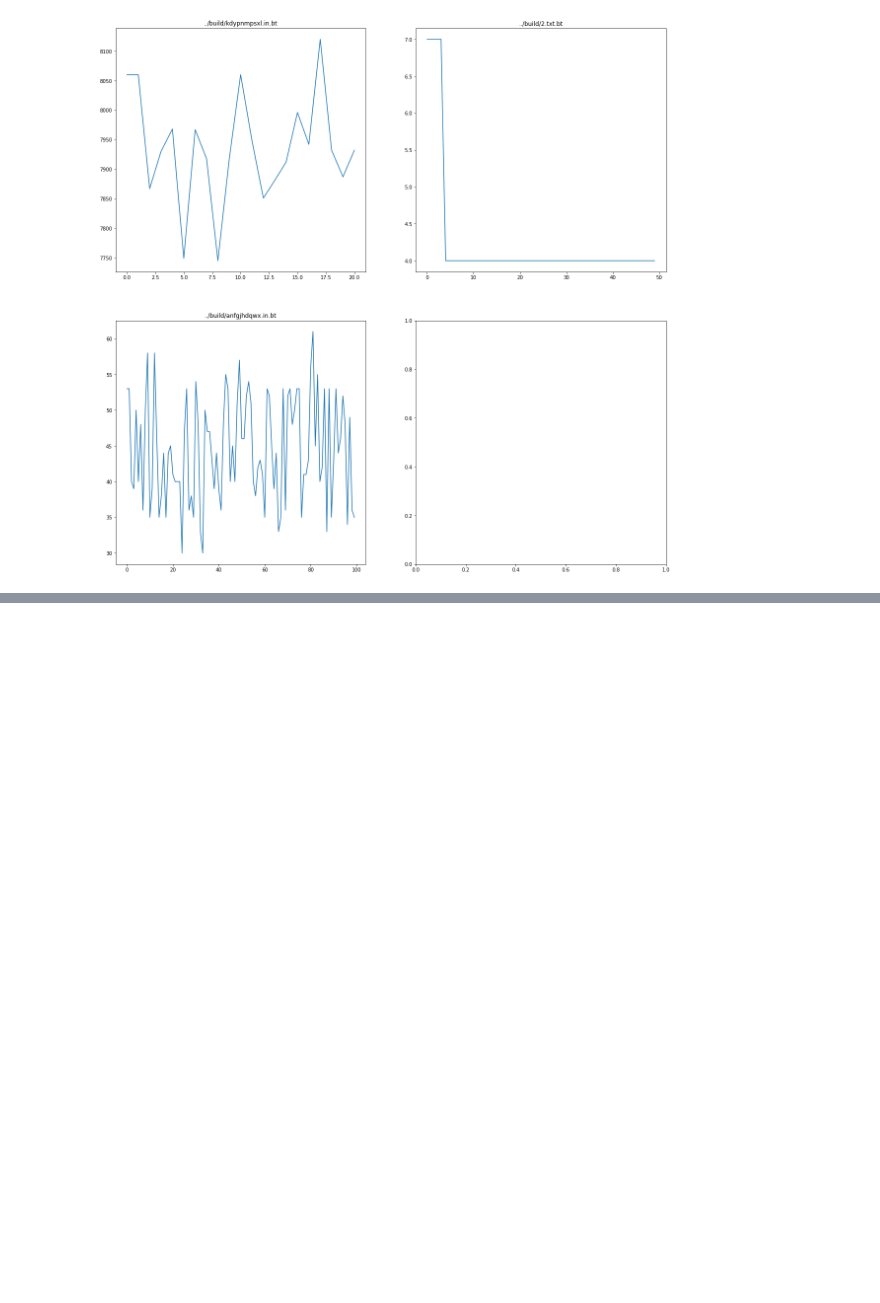
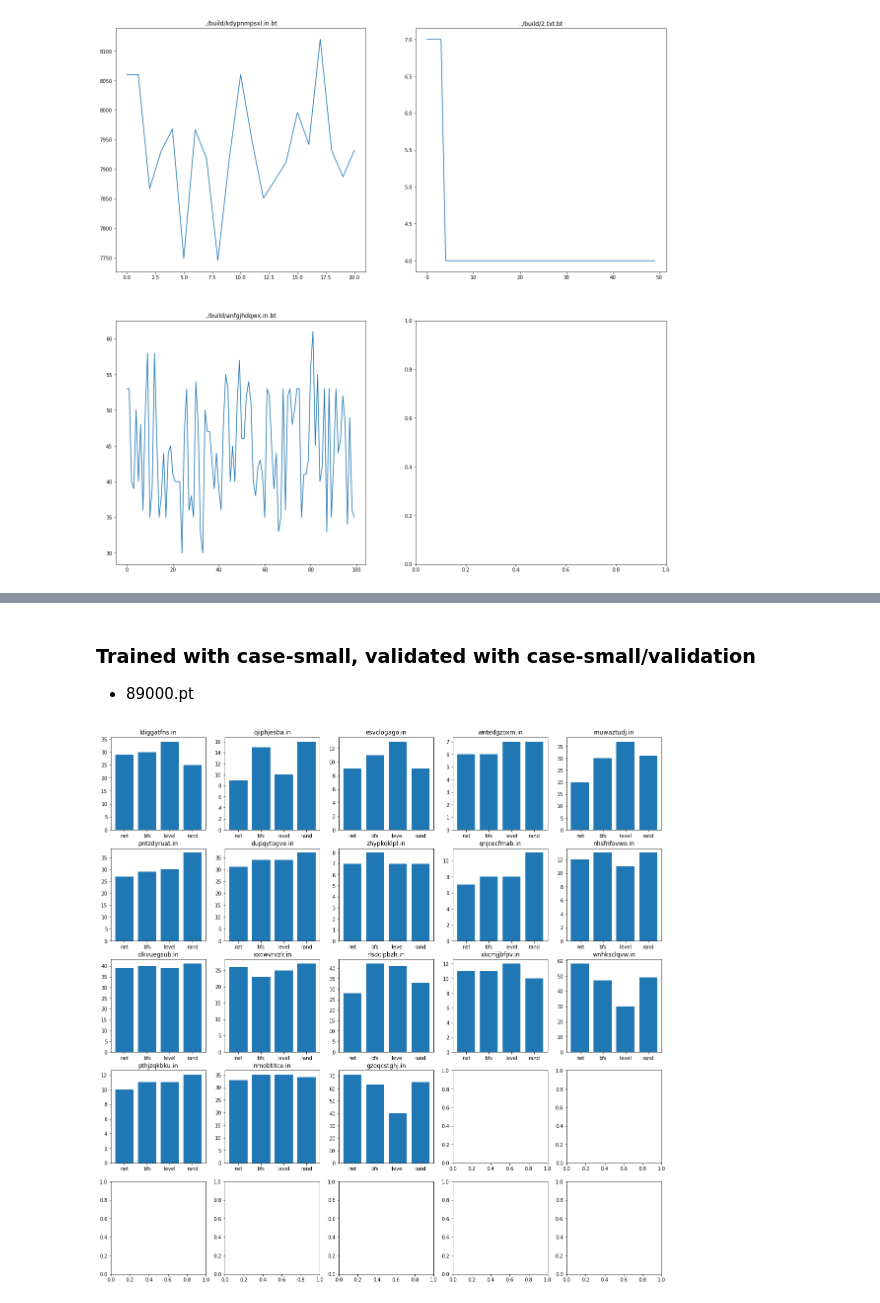
Before and after one commit to ianlienfa/BBGym-RL, a Jupyter notebook: src/eval.ipynb, the cells around one changed output, grey strips where cells are left out. Cells and saved outputs as stored; diff of their text form; code cells hidden in the pictures; blank space fills up the shorter version.

```diff
--- a/src/eval.ipynb
+++ b/src/eval.ipynb
@@ -159,0 +164,8 @@ NameError: name 'testing' is not defined
+# %% [markdown]
+### Trained with case-small, validated with case-small/validation
+* 89000.pt
+# %%
+test_directory_path = "../build/1664176425/"
+testing(test_directory_path)
+# %% [output]
+[figure, added]
```
Also changed, not shown: parts of 9 cells of this notebook, 10 other files.
